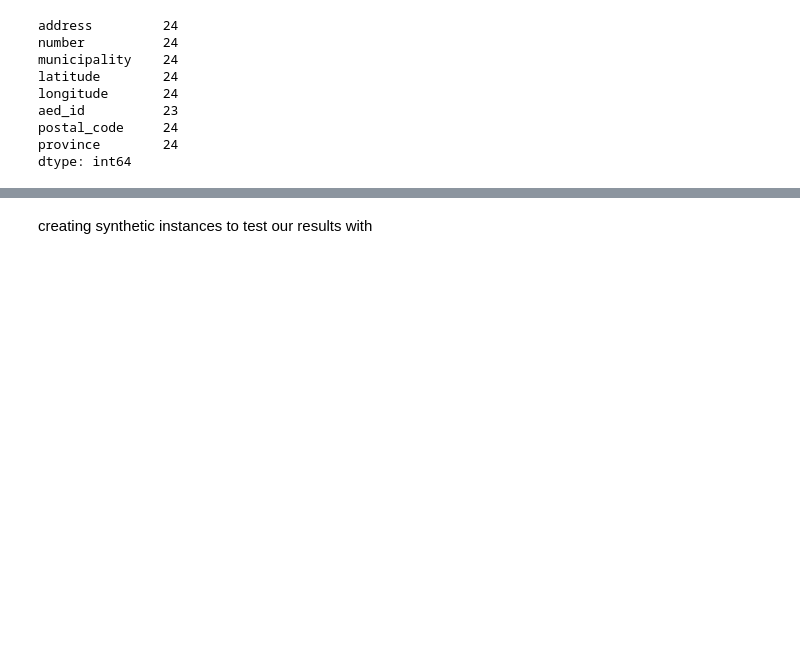
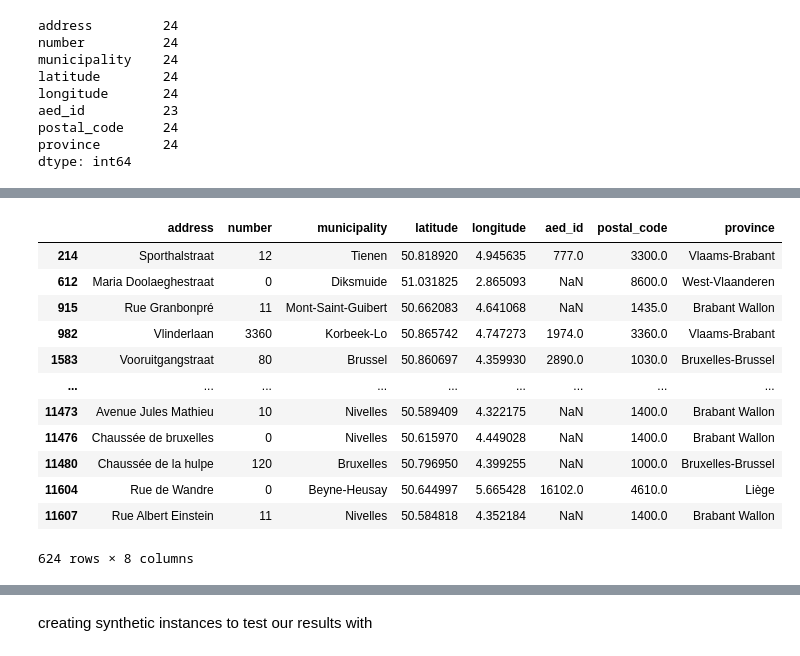
Before and after one commit to Elouan-Debels/MDAProject, a Jupyter notebook: preprocessing.ipynb, the cells around one changed output, grey strips where cells are left out. Saved outputs shown, nothing was run; the diff lists cells and outputs as text; code cells hidden in the pictures; blank space fills up the shorter version.

```diff
--- a/preprocessing.ipynb
+++ b/preprocessing.ipynb
@@ -327,5 +411,28 @@ dtype: int64
 # %%
 #need to append the removed AED's based on this step to the removed_aed table
+#eerst uit valid_aeds halen door te vergelijken, en ook toevoegen aan removed_AED
+card_arrest_reached #de ids van de card_arrests hier
+filtered_table_df
+#dan al de rest toevoegen aan removed_AED
+
+removed_AED
+valid_aeds
+aed_locations
+#ook de AED's voor card arrests die al gered zijn eruit halen en bij removed_AED steken.
+# %% [output]
+|  | address | number | municipality | latitude | longitude | aed_id | postal_code | province |
+| 214 | Sporthalstraat | 12 | Tienen | 50.818920 | 4.945635 | 777.0 | 3300.0 | Vlaams-Brabant |
+| 612 | Maria Doolaeghestraat | 0 | Diksmuide | 51.031825 | 2.865093 | NaN | 8600.0 | West-Vlaanderen |
+| 915 | Rue Granbonpré | 11 | Mont-Saint-Guibert | 50.662083 | 4.641068 | NaN | 1435.0 | Brabant Wallon |
+| 982 | Vlinderlaan | 3360 | Korbeek-Lo | 50.865742 | 4.747273 | 1974.0 | 3360.0 | Vlaams-Brabant |
+| 1583 | Vooruitgangstraat | 80 | Brussel | 50.860697 | 4.359930 | 2890.0 | 1030.0 | Bruxelles-Brussel |
+| ... | ... | ... | ... | ... | ... | ... | ... | ... |
+| 11473 | Avenue Jules Mathieu | 10 | Nivelles | 50.589409 | 4.322175 | NaN | 1400.0 | Brabant Wallon |
+| 11476 | Chaussée de bruxelles | 0 | Nivelles | 50.615970 | 4.449028 | NaN | 1400.0 | Brabant Wallon |
+| 11480 | Chaussée de la hulpe | 120 | Bruxelles | 50.796950 | 4.399255 | NaN | 1000.0 | Bruxelles-Brussel |
+| 11604 | Rue de Wandre | 0 | Beyne-Heusay | 50.644997 | 5.665428 | 16102.0 | 4610.0 | Liège |
+| 11607 | Rue Albert Einstein | 11 | Nivelles | 50.584818 | 4.352184 | NaN | 1400.0 | Brabant Wallon |
+624 rows × 8 columns
 # %%
 #remove all instances where the cardiac arrest occurs in the table of cardiac arrests that were reached by a professional, since
 #these cardiac arrests would not really benefit from an AED device.
```
Also changed, not shown: parts of 8 cells of this notebook, 2 other files.
